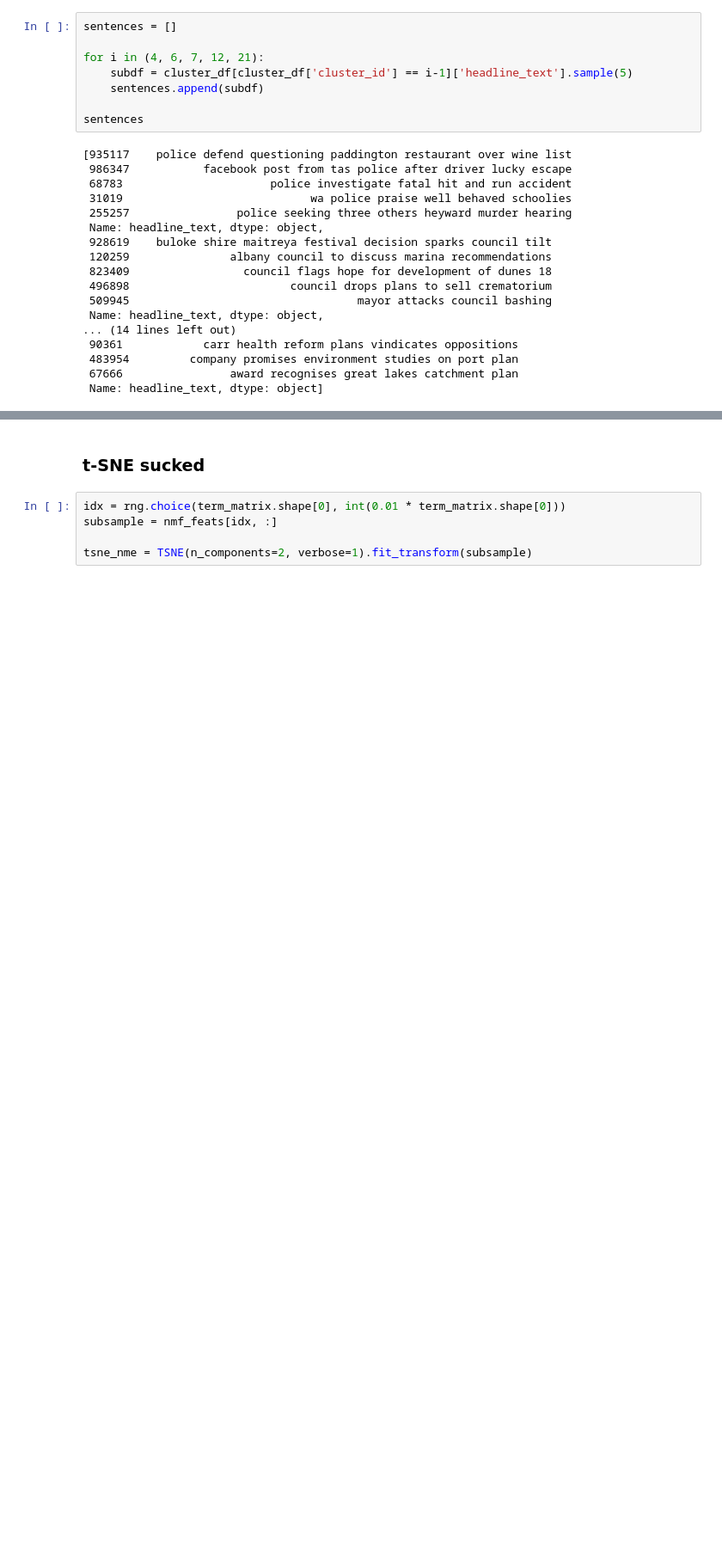
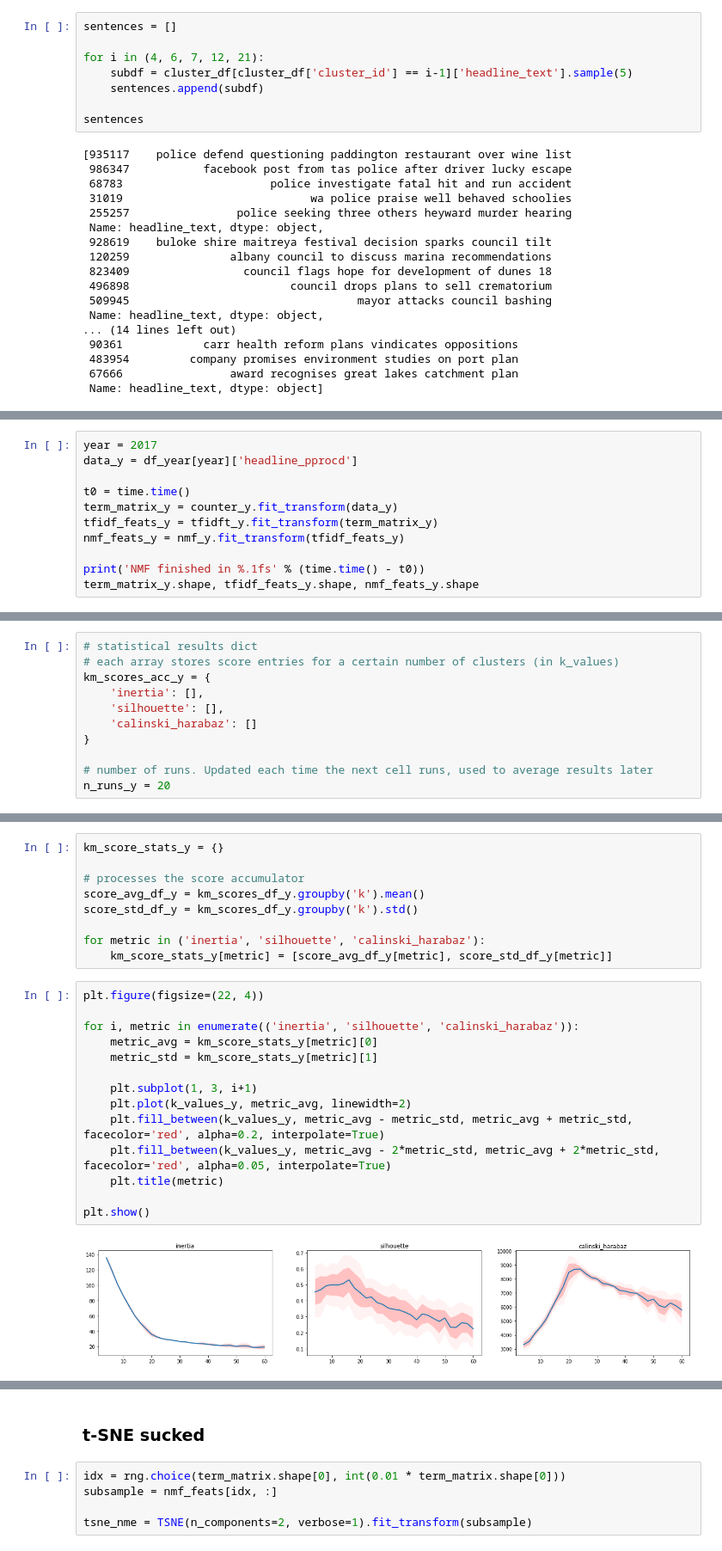
Before and after one commit to giuliano0/mo444-2018s1, a Jupyter notebook: lab3/src/exploration.ipynb, the cells around one changed output, grey strips where cells are left out. Shown: that part at 86% size. Drawn from its saved outputs; the diff is of its cells as text; blank space fills up the shorter version.

```diff
--- a/lab3/src/exploration.ipynb
+++ b/lab3/src/exploration.ipynb
@@ -742,0 +745,11 @@ Name: headline_text, dtype: object
+# %%
+year = 2017
+data_y = df_year[year]['headline_pprocd']
+
+t0 = time.time()
+term_matrix_y = counter_y.fit_transform(data_y)
+tfidf_feats_y = tfidft_y.fit_transform(term_matrix_y)
+nmf_feats_y = nmf_y.fit_transform(tfidf_feats_y)
+
+print('NMF finished in %.1fs' % (time.time() - t0))
+term_matrix_y.shape, tfidf_feats_y.shape, nmf_feats_y.shape
@@ -742,0 +759,11 @@ Name: headline_text, dtype: object
+# %%
+# statistical results dict
+# each array stores score entries for a certain number of clusters (in k_values)
+km_scores_acc_y = {
+    'inertia': [],
+    'silhouette': [],
+    'calinski_harabaz': []
+}
+
+# number of runs. Updated each time the next cell runs, used to average results later
+n_runs_y = 20
@@ -742,0 +819,25 @@ Name: headline_text, dtype: object
+# %%
+km_score_stats_y = {}
+
+# processes the score accumulator
+score_avg_df_y = km_scores_df_y.groupby('k').mean()
+score_std_df_y = km_scores_df_y.groupby('k').std()
+
+for metric in ('inertia', 'silhouette', 'calinski_harabaz'):
+    km_score_stats_y[metric] = [score_avg_df_y[metric], score_std_df_y[metric]]
+# %%
+plt.figure(figsize=(22, 4))
+
+for i, metric in enumerate(('inertia', 'silhouette', 'calinski_harabaz')):
+    metric_avg = km_score_stats_y[metric][0]
+    metric_std = km_score_stats_y[metric][1]
+
+    plt.subplot(1, 3, i+1)
+    plt.plot(k_values_y, metric_avg, linewidth=2)
+    plt.fill_between(k_values_y, metric_avg - metric_std, metric_avg + metric_std, facecolor='red', alpha=0.2, interpolate=True)
+    plt.fill_between(k_values_y, metric_avg - 2*metric_std, metric_avg + 2*metric_std, facecolor='red', alpha=0.05, interpolate=True)
+    plt.title(metric)
+
+plt.show()
+# %% [output]
+[figure, added]
```
Also changed, not shown: parts of 18 cells of this notebook.
